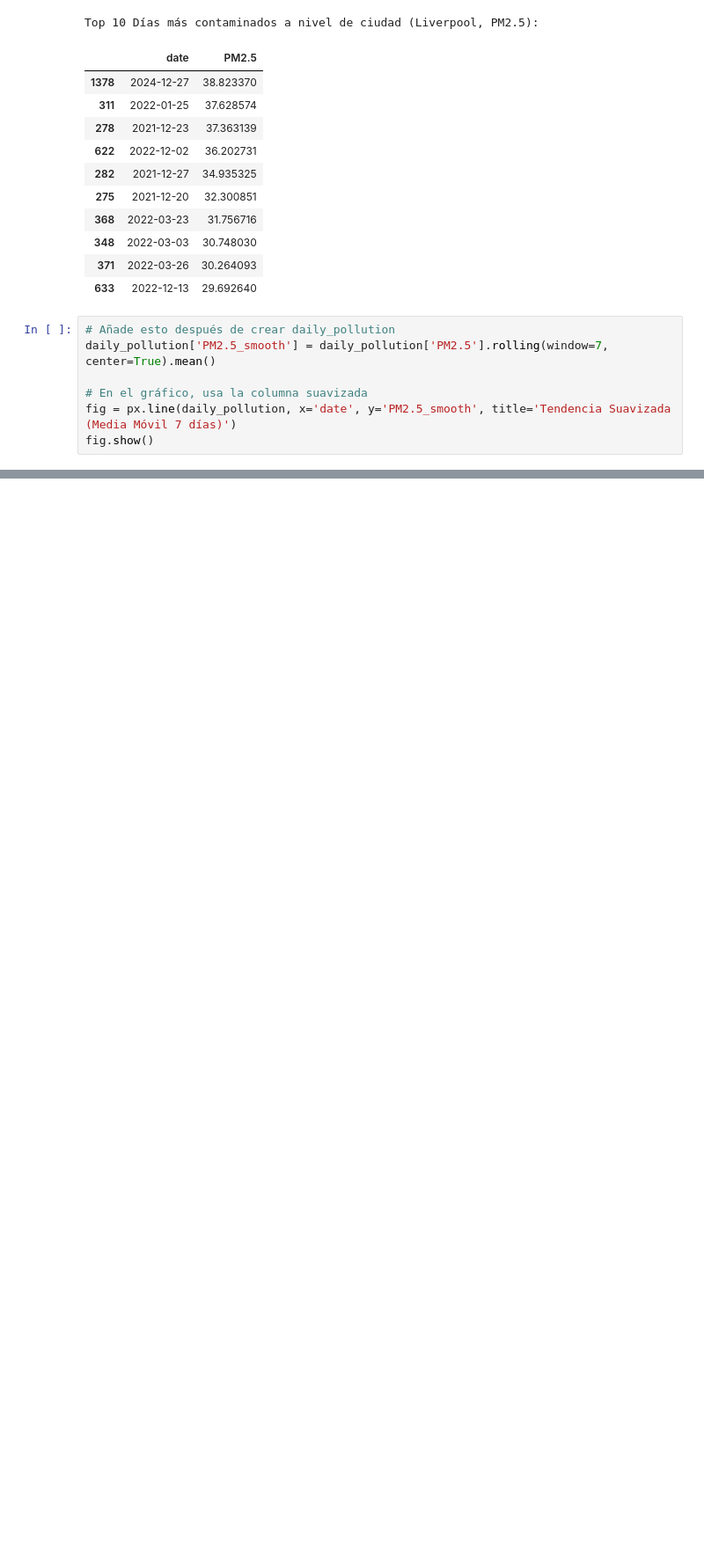
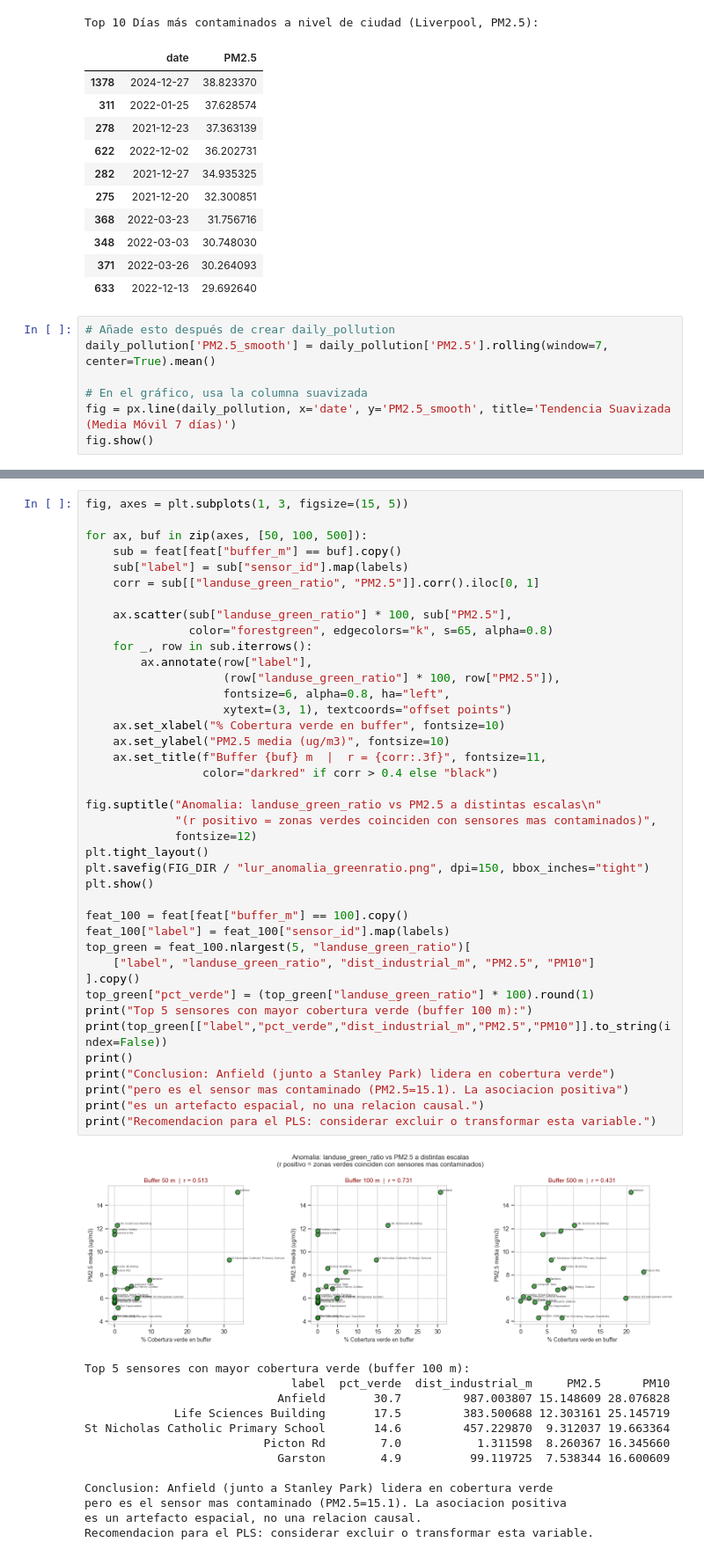
Before and after one commit to ivanloki00/Proyecto-III, a Jupyter notebook: src/analysis/EDA_Temporal.ipynb, the cells around one changed output, grey strips where cells are left out. Shown at 88% size. Saved outputs shown, nothing was run; the diff lists cells and outputs as text; blank space fills up the shorter version.

```diff
--- a/src/analysis/EDA_Temporal.ipynb
+++ b/src/analysis/EDA_Temporal.ipynb
@@ -179,0 +401,54 @@ fig.show()
+# %%
+fig, axes = plt.subplots(1, 3, figsize=(15, 5))
+
+for ax, buf in zip(axes, [50, 100, 500]):
+    sub = feat[feat["buffer_m"] == buf].copy()
+    sub["label"] = sub["sensor_id"].map(labels)
+    corr = sub[["landuse_green_ratio", "PM2.5"]].corr().iloc[0, 1]
+
+    ax.scatter(sub["landuse_green_ratio"] * 100, sub["PM2.5"],
+               color="forestgreen", edgecolors="k", s=65, alpha=0.8)
+    for _, row in sub.iterrows():
+        ax.annotate(row["label"],
+                    (row["landuse_green_ratio"] * 100, row["PM2.5"]),
+                    fontsize=6, alpha=0.8, ha="left",
+                    xytext=(3, 1), textcoords="offset points")
+    ax.set_xlabel("% Cobertura verde en buffer", fontsize=10)
+    ax.set_ylabel("PM2.5 media (ug/m3)", fontsize=10)
+    ax.set_title(f"Buffer {buf} m  |  r = {corr:.3f}", fontsize=11,
+                 color="darkred" if corr > 0.4 else "black")
+
+fig.suptitle("Anomalia: landuse_green_ratio vs PM2.5 a distintas escalas\n"
+             "(r positivo = zonas verdes coinciden con sensores mas contaminados)",
+             fontsize=12)
+plt.tight_layout()
+plt.savefig(FIG_DIR / "lur_anomalia_greenratio.png", dpi=150, bbox_inches="tight")
+plt.show()
+
+feat_100 = feat[feat["buffer_m"] == 100].copy()
+feat_100["label"] = feat_100["sensor_id"].map(labels)
+top_green = feat_100.nlargest(5, "landuse_green_ratio")[
+    ["label", "landuse_green_ratio", "dist_industrial_m", "PM2.5", "PM10"]
+].copy()
+top_green["pct_verde"] = (top_green["landuse_green_ratio"] * 100).round(1)
+print("Top 5 sensores con mayor cobertura verde (buffer 100 m):")
+print(top_green[["label","pct_verde","dist_industrial_m","PM2.5","PM10"]].to_string(index=False))
+print()
+print("Conclusion: Anfield (junto a Stanley Park) lidera en cobertura verde")
+print("pero es el sensor mas contaminado (PM2.5=15.1). La asociacion positiva")
+print("es un artefacto espacial, no una relacion causal.")
+print("Recomendacion para el PLS: considerar excluir o transformar esta variable.")
+# %% [output]
+[figure, added]
+Top 5 sensores con mayor cobertura verde (buffer 100 m):
+                              label  pct_verde  dist_industrial_m     PM2.5      PM10
+                            Anfield       30.7         987.003807 15.148609 28.076828
+             Life Sciences Building       17.5         383.500688 12.303161 25.145719
+St Nicholas Catholic Primary School       14.6         457.229870  9.312037 19.663364
+                          Picton Rd        7.0           1.311598  8.260367 16.345660
+                            Garston        4.9          99.119725  7.538344 16.600609
+
+Conclusion: Anfield (junto a Stanley Park) lidera en cobertura verde
+pero es el sensor mas contaminado (PM2.5=15.1). La asociacion positiva
+es un artefacto espacial, no una relacion causal.
+Recomendacion para el PLS: considerar excluir o transformar esta variable.
```
Also changed, not shown: parts of 15 cells of this notebook, 6 other files.
